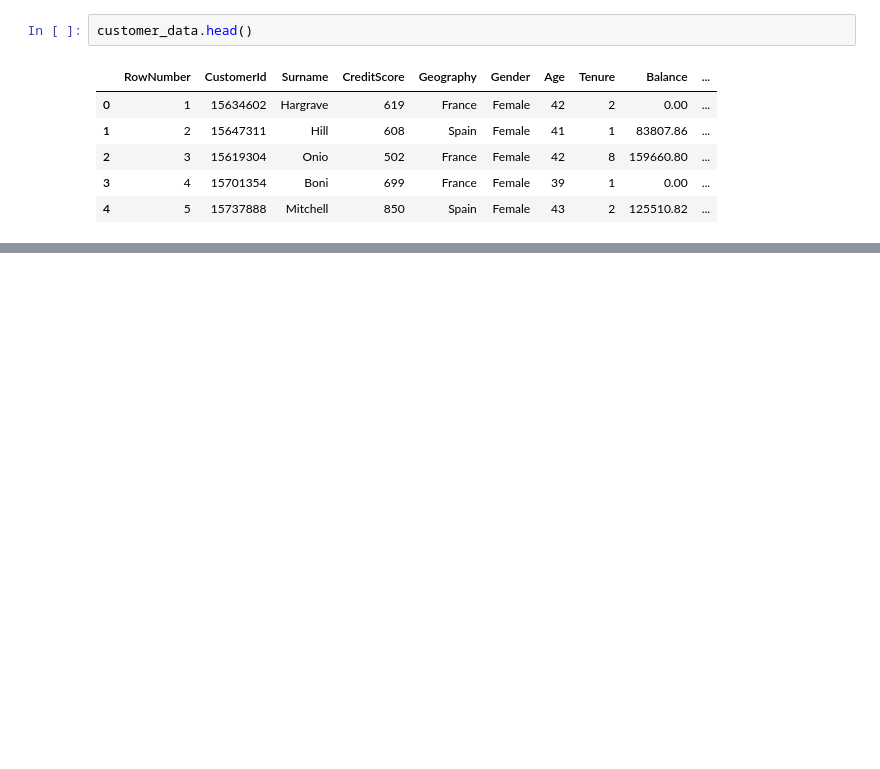
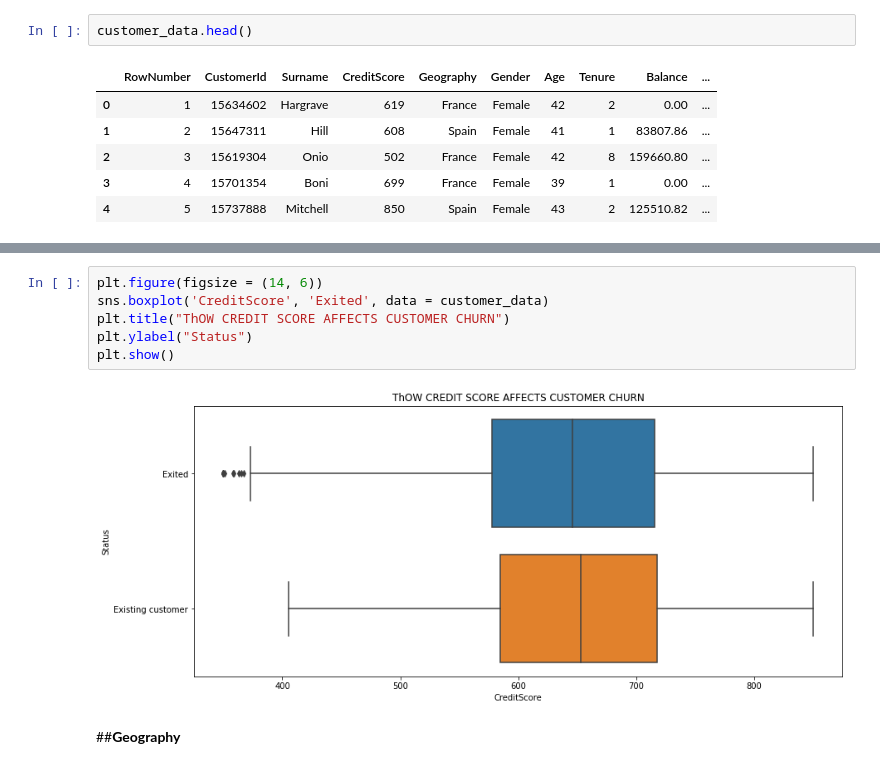
Before and after one commit to MikeDeecode/Bank-customer-churn-predictiom, a Jupyter notebook: Data quality assessment and EDA.ipynb, the cells around one changed output, grey strips where cells are left out. Drawn from its saved outputs; the diff is of its cells as text; blank space fills up the shorter version.

```diff
--- a/Data quality assessment and EDA.ipynb
+++ b/Data quality assessment and EDA.ipynb
@@ -88,0 +107,10 @@ customer_data.head()
+# %%
+plt.figure(figsize = (14, 6))
+sns.boxplot('CreditScore', 'Exited', data = customer_data)
+plt.title("ThOW CREDIT SCORE AFFECTS CUSTOMER CHURN")
+plt.ylabel("Status")
+plt.show()
+# %% [output]
+[figure, added]
+# %% [markdown]
+##**Geography**
```
Also changed, not shown: parts of 5 cells of this notebook.
